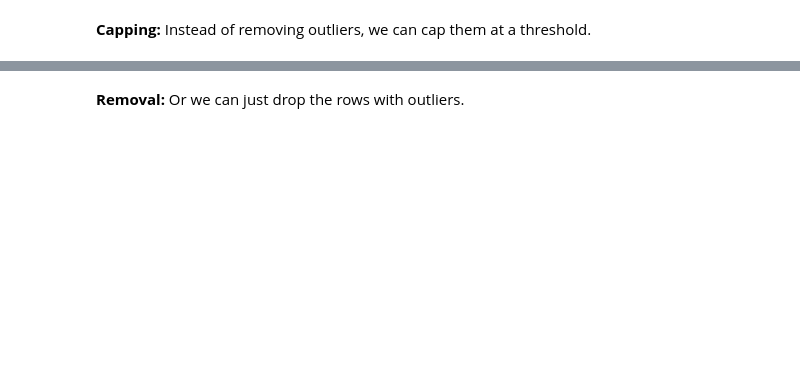
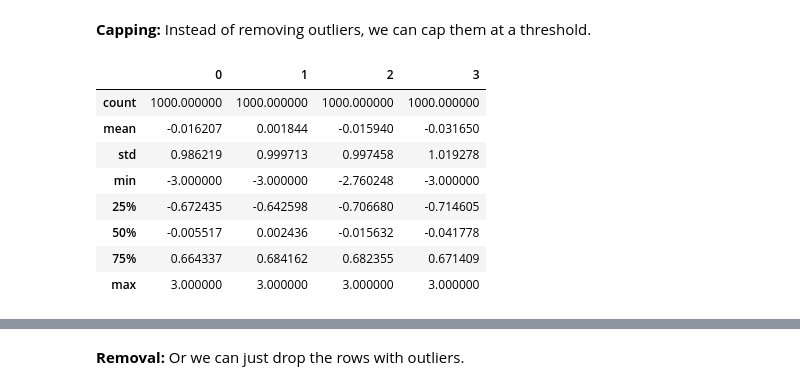
Before and after one commit to shuangmulin-io/6m-data-1.8-eda-basic, a Jupyter notebook: notebooks/eda_basic.ipynb, the cells around one changed output, grey strips where cells are left out. Drawn from its saved outputs; the diff is of its cells as text; code cells hidden in the pictures; blank space fills up the shorter version.

```diff
--- a/notebooks/eda_basic.ipynb
+++ b/notebooks/eda_basic.ipynb
@@ -575,5 +846,17 @@ data[(data.abs() > 3).any(axis="columns")]
 # %%
 # Set values > 3 to 3, and < -3 to -3, preserving the sign
 data[data.abs() > 3] = np.sign(data) * 3
+
+data.describe()
+# %% [output]
+|  | 0 | 1 | 2 | 3 |
+| count | 1000.000000 | 1000.000000 | 1000.000000 | 1000.000000 |
+| mean | -0.016207 | 0.001844 | -0.015940 | -0.031650 |
+| std | 0.986219 | 0.999713 | 0.997458 | 1.019278 |
+| min | -3.000000 | -3.000000 | -2.760248 | -3.000000 |
+| 25% | -0.672435 | -0.642598 | -0.706680 | -0.714605 |
+| 50% | -0.005517 | 0.002436 | -0.015632 | -0.041778 |
+| 75% | 0.664337 | 0.684162 | 0.682355 | 0.671409 |
+| max | 3.000000 | 3.000000 | 3.000000 | 3.000000 |
 # %%
 data.describe()
```
Also changed, not shown: parts of 67 cells of this notebook.
